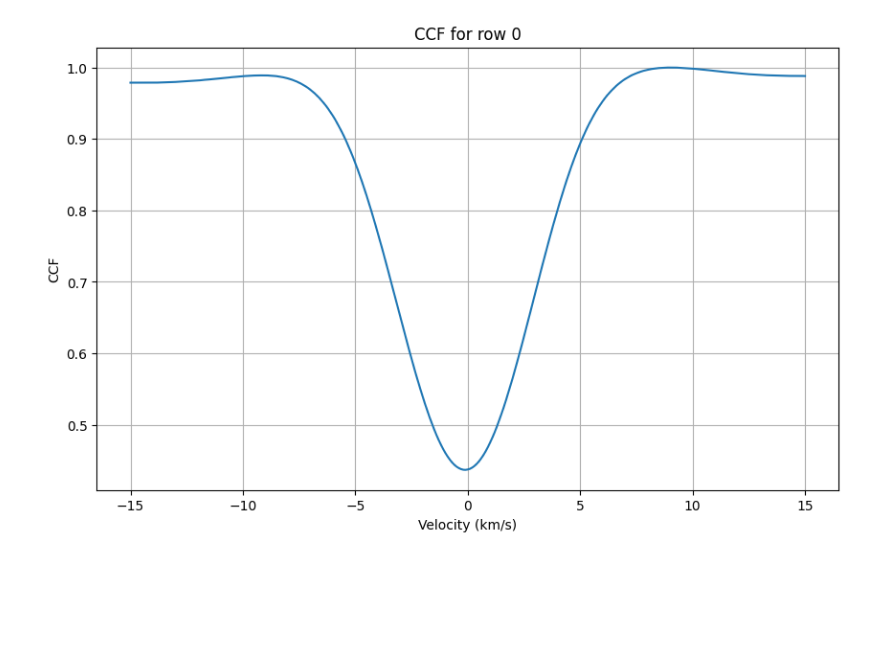
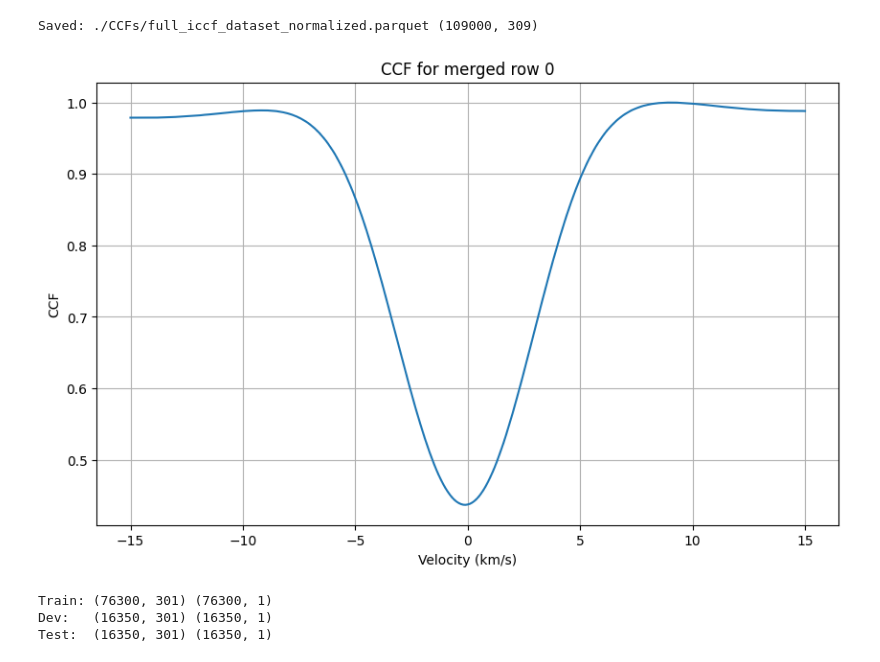
Before and after one commit to vadibekyan/DL_RV_diogo, a Jupyter notebook: DL_RV_init.ipynb, the cells around one changed output. Drawn from its saved outputs; the diff is of its cells as text; code cells hidden in the pictures; blank space fills up the shorter version.

```diff
--- a/DL_RV_init.ipynb
+++ b/DL_RV_init.ipynb
@@ -25,0 +27,10 @@ from process_ccf import process_ccf_dataset
+# %%
+quiet_output_file = "./CCFs/random_rv_iccf_dataset_soap_spectrum_quiet_step0p1_normalized.parquet"
+merged_input_dir = "./hpc_results/random_rv_iccf_datasets_1000"
+merged_csv_file = "./hpc_results/random_rv_iccf_datasets_1000_merged.csv"
+merged_output_file = "./CCFs/random_rv_iccf_datasets_1000_merged_normalized.parquet"
+
+#merged_df = concat_ccf_csv_files(
+#    merged_input_dir,
+#    output_path=merged_csv_file,
+#)
@@ -36,8 +63,18 @@ Saving to CCFs/random_rv_iccf_dataset_soap_spectrum_quiet_step0p1_normalized.par
 Done!
 # %%
-# Load the Parquet file
-iccf_0p1_50k = pd.read_parquet(Path(output_file))
+# Load quiet and active datasets, then merge them into one modeling table
+quiet_df = pd.read_parquet(Path(quiet_output_file))
+active_df = pd.read_parquet(Path(merged_output_file))
 
-# Now you can work with iccf_0p1_50k as usual
-iccf_0p1_50k.head()
+quiet_df = quiet_df.copy()
+active_df = active_df.copy()
+quiet_df["dataset_label"] = "quiet"
+active_df["dataset_label"] = "active"
+
+full_df = pd.concat([quiet_df, active_df], axis=0, ignore_index=True)
+
+print("Quiet dataset:", quiet_df.shape)
+print("Active dataset:", active_df.shape)
+print("Merged dataset:", full_df.shape)
+full_df.head()
 # %% [output]
@@ -51,16 +127,22 @@ iccf_0p1_50k.head()
+# %%
+full_output_file = "./CCFs/full_iccf_dataset_normalized.parquet"
+full_df.to_parquet(full_output_file, index=False)
+print("Saved:", full_output_file, full_df.shape)
+# %% [output]
+Saved: ./CCFs/full_iccf_dataset_normalized.parquet (109000, 309)
 # %%
 # Plot CCF for a given row
 row_index = 0  # Change this to the desired row index
 velocities = np.arange(-15, 15.1, 0.1)
 ccf_columns = [f'ccf_{i:04d}' for i in range(301)]
-ccf_values = iccf_0p1_50k.loc[row_index, ccf_columns].values
+ccf_values = full_df.loc[row_index, ccf_columns].values
 
 plt.figure(figsize=(10, 6))
 plt.plot(velocities, ccf_values)
 plt.xlabel('Velocity (km/s)')
 plt.ylabel('CCF')
-plt.title(f'CCF for row {row_index}')
+plt.title(f'CCF for merged row {row_index}')
 plt.grid(True)
 plt.show()
 # %% [output]
-[figure, old version]
+[figure, new version]
@@ -66,0 +154,17 @@ plt.show()
+# %%
+# Split merged quiet+active dataset into train/dev/test: 70% / 15% / 15%
+X_train, X_tmp, y_train, y_tmp = train_test_split(
+    X, y, test_size=0.30, random_state=SEED, shuffle=True
+)
+
+X_dev, X_test, y_dev, y_test = train_test_split(
+    X_tmp, y_tmp, test_size=0.50, random_state=SEED, shuffle=True
+)
+
+print("Train:", X_train.shape, y_train.shape)
+print("Dev:  ", X_dev.shape, y_dev.shape)
+print("Test: ", X_test.shape, y_test.shape)
+# %% [output]
+Train: (76300, 301) (76300, 1)
+Dev:   (16350, 301) (16350, 1)
+Test:  (16350, 301) (16350, 1)
```
Also changed, not shown: parts of 12 cells of this notebook, 5 other files.
